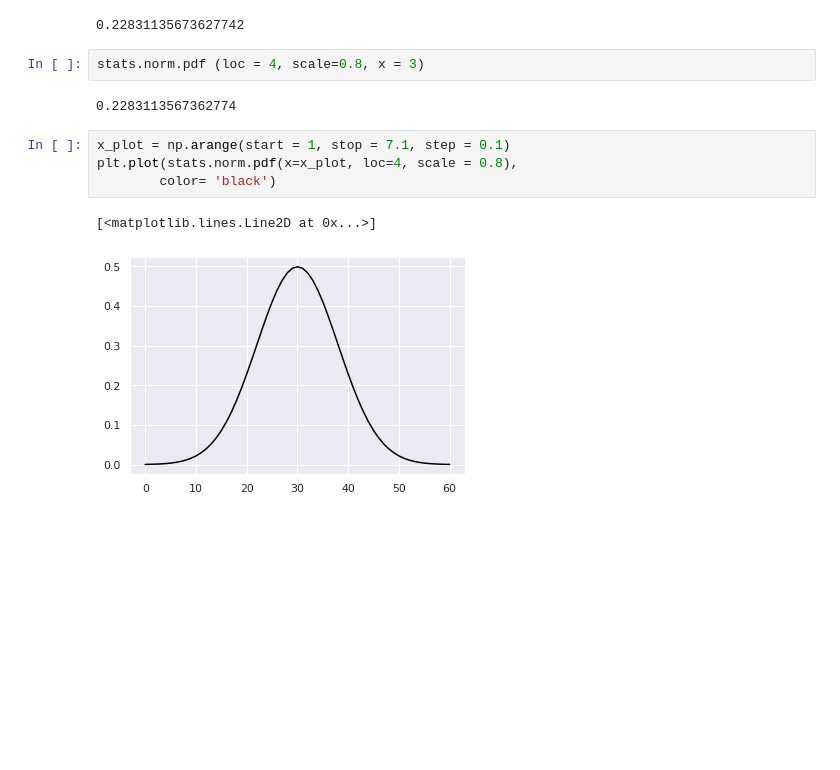
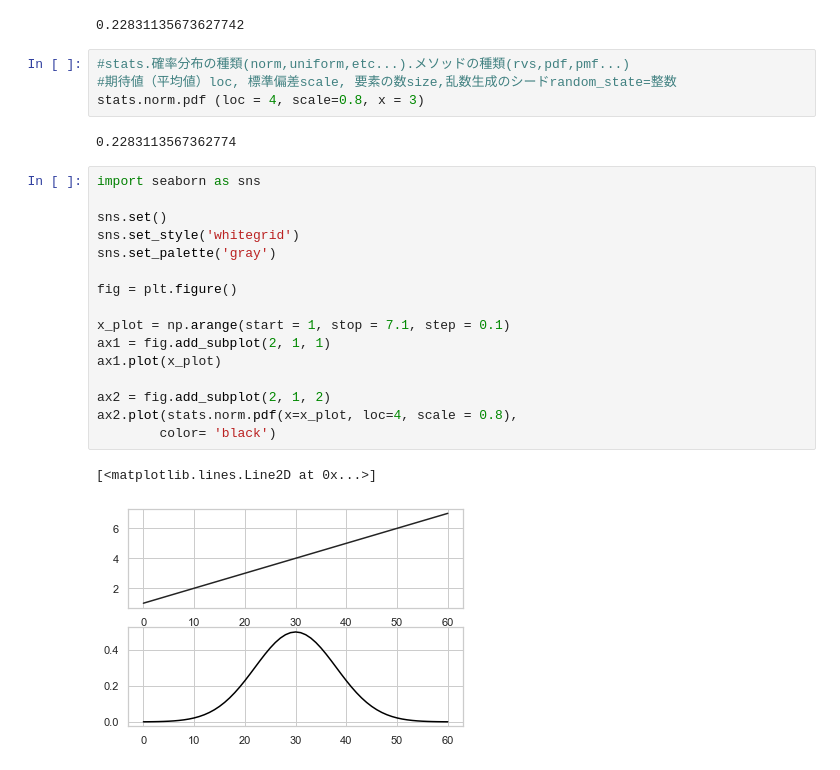
Before and after one commit to honalele/Bayesian-Modeling-With-Python, a Jupyter notebook: 1_probability.ipynb, the cells around one changed output. Drawn from its saved outputs; the diff is of its cells as text; blank space fills up the shorter version.

```diff
--- a/1_probability.ipynb
+++ b/1_probability.ipynb
@@ -26,13 +48,27 @@ sigma = 0.8
 # %% [output]
 0.22831135673627742
 # %%
+#stats.確率分布の種類(norm,uniform,etc...).メソッドの種類(rvs,pdf,pmf...)
+#期待値（平均値）loc, 標準偏差scale, 要素の数size,乱数生成のシードrandom_state=整数
 stats.norm.pdf (loc = 4, scale=0.8, x = 3)
 # %% [output]
 0.2283113567362774
 # %%
+import seaborn as sns
+
+sns.set()
+sns.set_style('whitegrid')
+sns.set_palette('gray')
+
+fig = plt.figure()
+
 x_plot = np.arange(start = 1, stop = 7.1, step = 0.1)
-plt.plot(stats.norm.pdf(x=x_plot, loc=4, scale = 0.8),
+ax1 = fig.add_subplot(2, 1, 1)
+ax1.plot(x_plot)
+
+ax2 = fig.add_subplot(2, 1, 2)
+ax2.plot(stats.norm.pdf(x=x_plot, loc=4, scale = 0.8),
         color= 'black')
 # %% [output]
 [<matplotlib.lines.Line2D at 0x...>]
-[figure, old version]
+[figure, new version]
```
Also changed, not shown: parts of 4 cells of this notebook.
